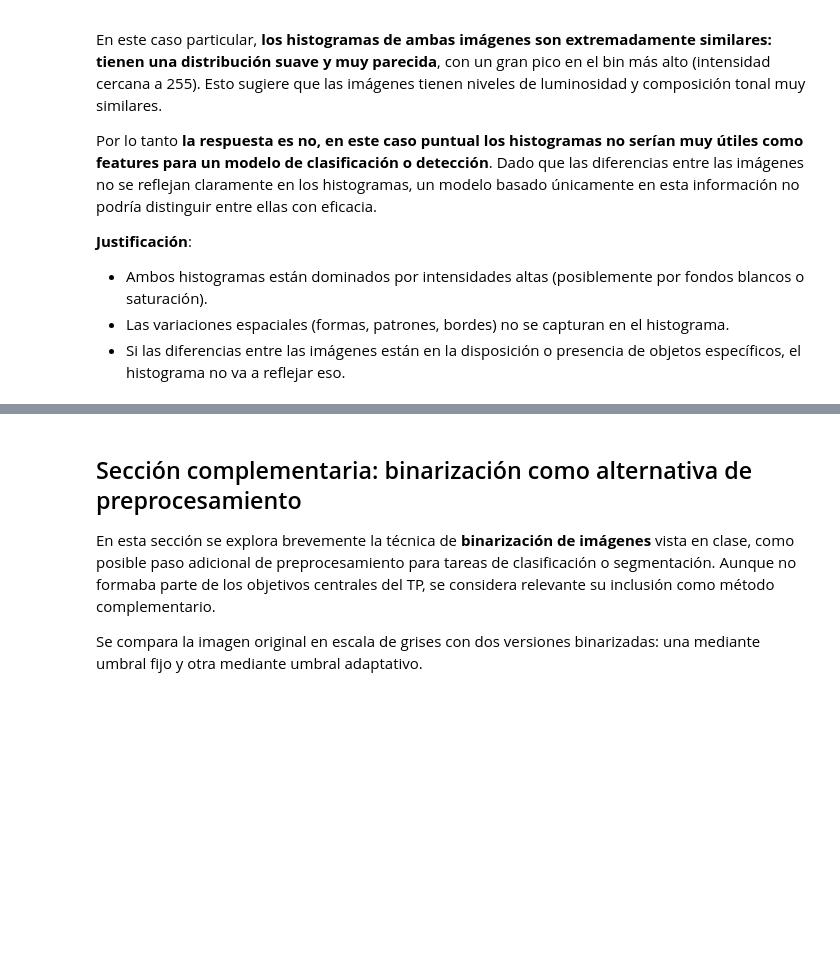
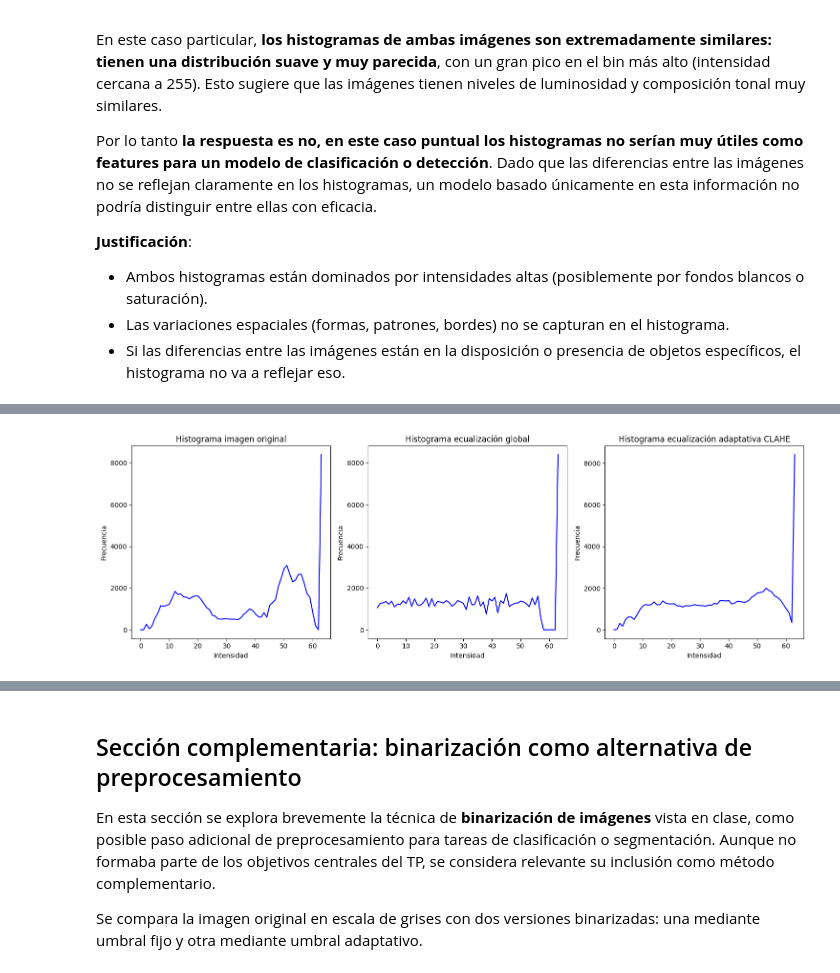
Before and after one commit to nataliaespector/CEIA-VisionPorComputadora-TPs, a Jupyter notebook: TP1/2_Hist_Escala_de_Grises.ipynb, the cells around one changed output, grey strips where cells are left out. Drawn from its saved outputs; the diff is of its cells as text; code cells hidden in the pictures; blank space fills up the shorter version.

```diff
--- a/TP1/2_Hist_Escala_de_Grises.ipynb
+++ b/TP1/2_Hist_Escala_de_Grises.ipynb
@@ -95,0 +134,26 @@ Dado que las diferencias entre las imágenes no se reflejan claramente en los hi
+# %%
+# Visualización histogramas
+plt.figure(figsize=(15,5))
+
+plt.subplot(1,3,1)
+plt.plot(hist2, color='blue')
+plt.title('Histograma imagen original')
+plt.xlabel('Intensidad')
+plt.ylabel('Frecuencia')
+
+plt.subplot(1,3,2)
+plt.plot(hist_eqzd, color='blue')
+plt.title('Histograma ecualización global')
+plt.xlabel('Intensidad')
+plt.ylabel('Frecuencia')
+
+plt.subplot(1,3,3)
+plt.plot(hist_eqzd_clahe, color='blue')
+plt.title('Histograma ecualización adaptativa CLAHE')
+plt.xlabel('Intensidad')
+plt.ylabel('Frecuencia')
+
+plt.tight_layout()
+plt.show()
+# %% [output]
+[figure, added]
```
Also changed, not shown: parts of 4 cells of this notebook.
